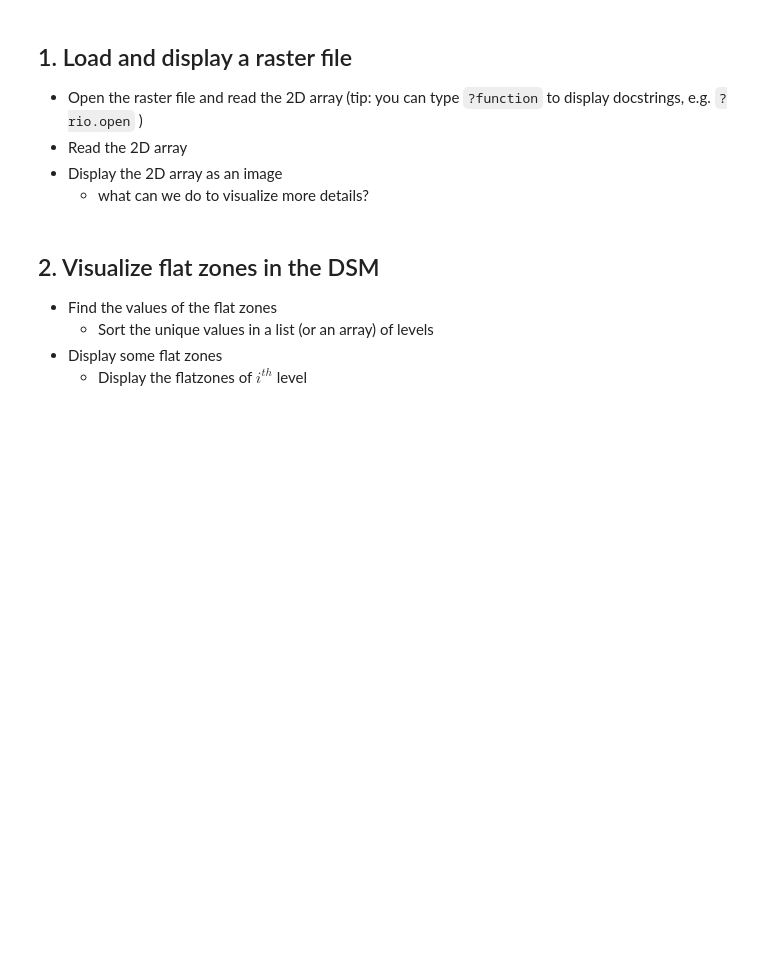
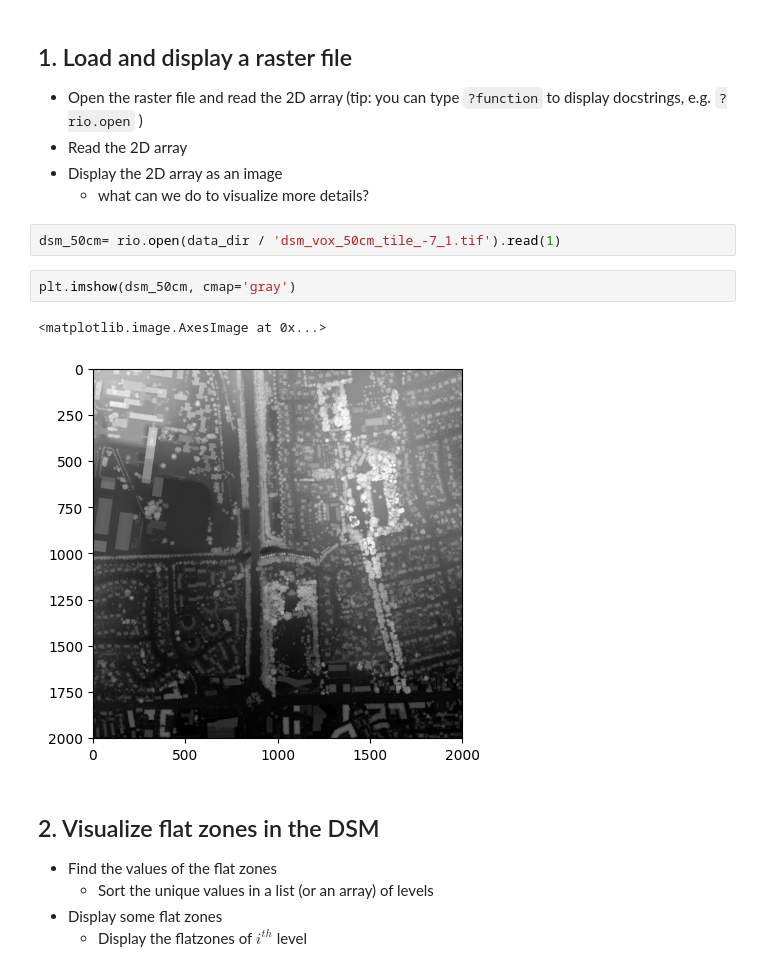
Before and after one commit to kshitijrajsharma/ersip-sprint, a Jupyter notebook: sprints/1/2 - Load and display LiDAR raster.ipynb, the cells around one changed output. Saved outputs shown, nothing was run; the diff lists cells and outputs as text; blank space fills up the shorter version.

Commit message:
fix : adds the visualization component

```diff
--- a/sprints/1/2 - Load and display LiDAR raster.ipynb
+++ b/sprints/1/2 - Load and display LiDAR raster.ipynb
@@ -68,6 +68,13 @@ list(data_dir.glob('*.tif'))
 - Read the 2D array
 - Display the 2D array as an image
     + what can we do to visualize more details?
+# %%
+dsm_50cm= rio.open(data_dir / 'dsm_vox_50cm_tile_-7_1.tif').read(1)
+# %%
+plt.imshow(dsm_50cm, cmap='gray')
+# %% [output]
+<matplotlib.image.AxesImage at 0x...>
+[figure, added]
 # %% [markdown]
 ## 2. Visualize flat zones in the DSM
 
```
